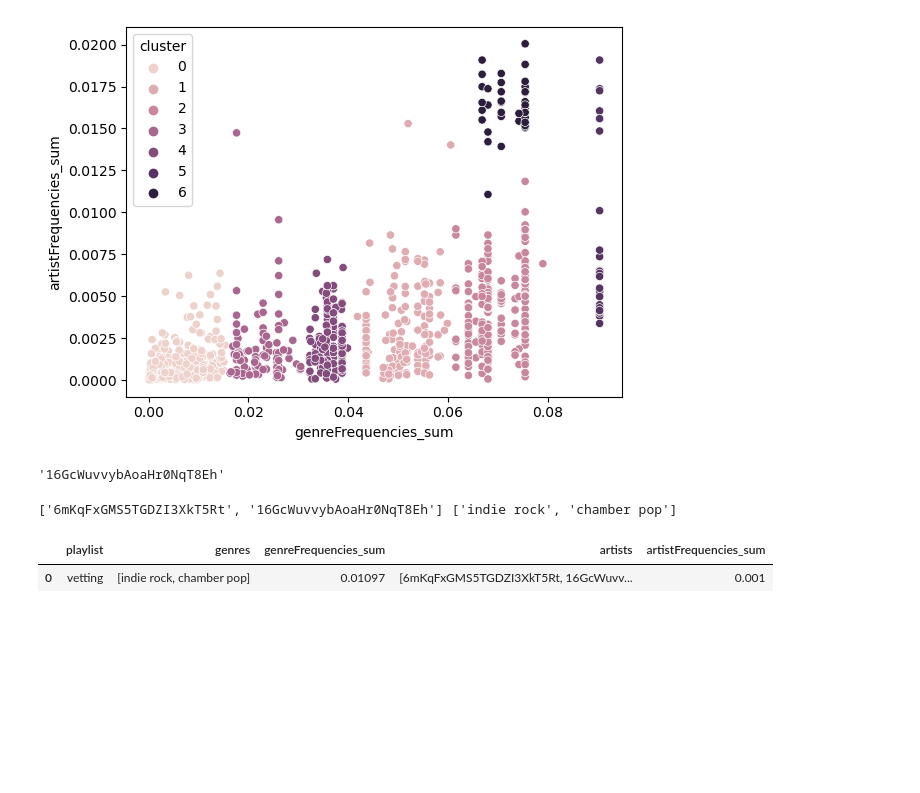
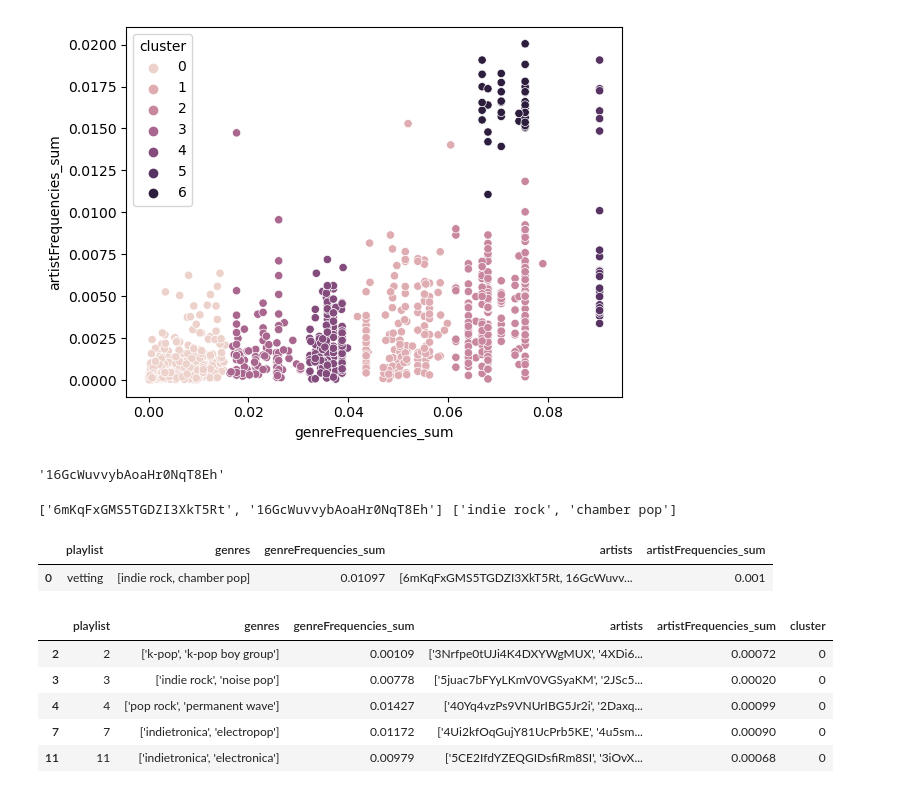
Before and after one commit to bsilver3/RFP2, a Jupyter notebook: SpotifyData_Zach.ipynb, the cells around one changed output. Saved outputs shown, nothing was run; the diff lists cells and outputs as text; code cells hidden in the pictures; blank space fills up the shorter version.

```diff
--- a/SpotifyData_Zach.ipynb
+++ b/SpotifyData_Zach.ipynb
@@ -331,3 +333,13 @@ vettingInfo
 # %% [output]
 |  | playlist | genres | genreFrequencies_sum | artists | artistFrequencies_sum |
 | 0 | vetting | [indie rock, chamber pop] | 0.01097 | [6mKqFxGMS5TGDZI3XkT5Rt, 16GcWuvv... | 0.001 |
+# %%
+cluster0 = hierClusters.loc[hierClusters.loc[:,'cluster'] == 0]
+cluster0.head()
+# %% [output]
+|  | playlist | genres | genreFrequencies_sum | artists | artistFrequencies_sum | cluster |
+| 2 | 2 | ['k-pop', 'k-pop boy group'] | 0.00109 | ['3Nrfpe0tUJi4K4DXYWgMUX', '4XDi6... | 0.00072 | 0 |
+| 3 | 3 | ['indie rock', 'noise pop'] | 0.00778 | ['5juac7bFYyLKmV0VGSyaKM', '2JSc5... | 0.00020 | 0 |
+| 4 | 4 | ['pop rock', 'permanent wave'] | 0.01427 | ['40Yq4vzPs9VNUrIBG5Jr2i', '2Daxq... | 0.00099 | 0 |
+| 7 | 7 | ['indietronica', 'electropop'] | 0.01172 | ['4Ui2kfOqGujY81UcPrb5KE', '4u5sm... | 0.00090 | 0 |
+| 11 | 11 | ['indietronica', 'electronica'] | 0.00979 | ['5CE2IfdYZEQGIDsfiRm8SI', '3iOvX... | 0.00068 | 0 |
```
Also changed, not shown: parts of 16 cells of this notebook.
